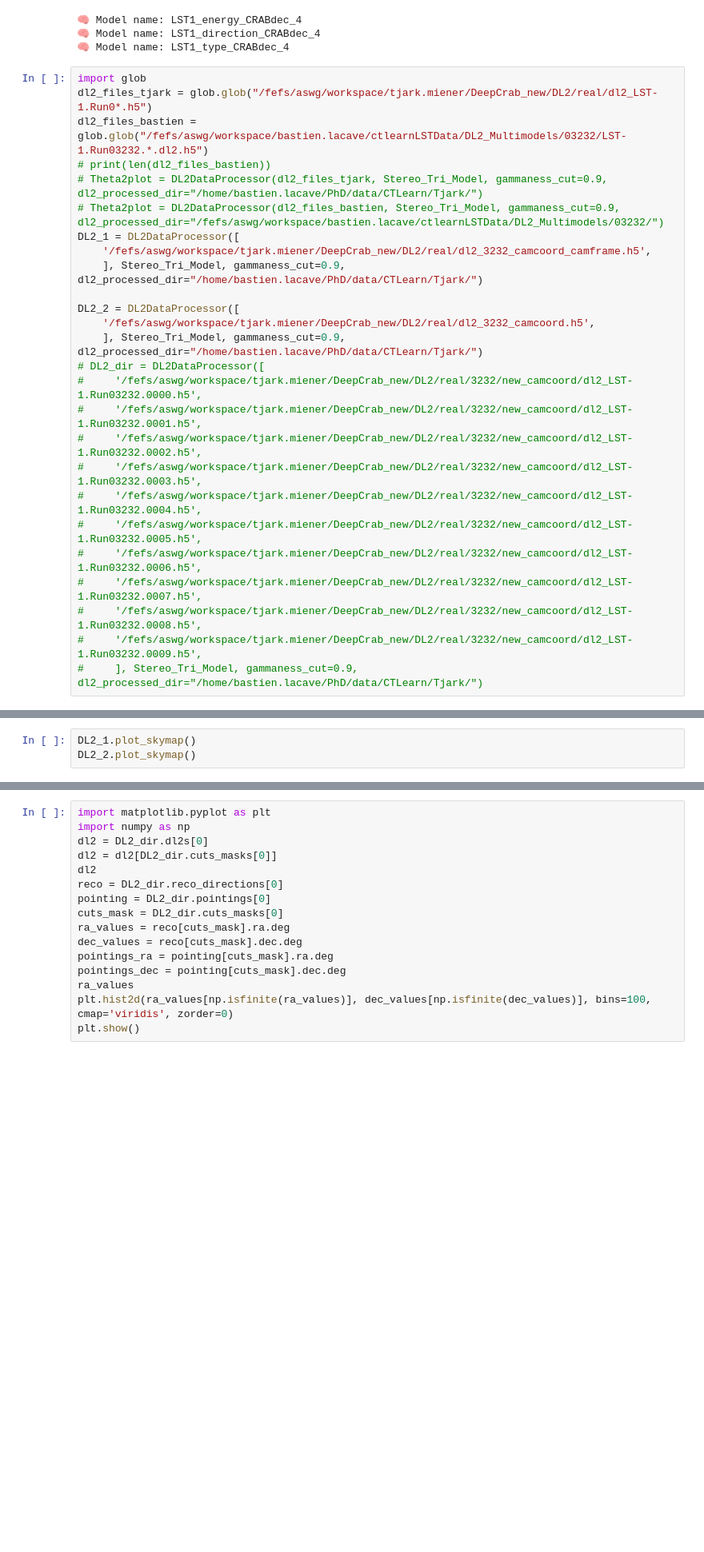
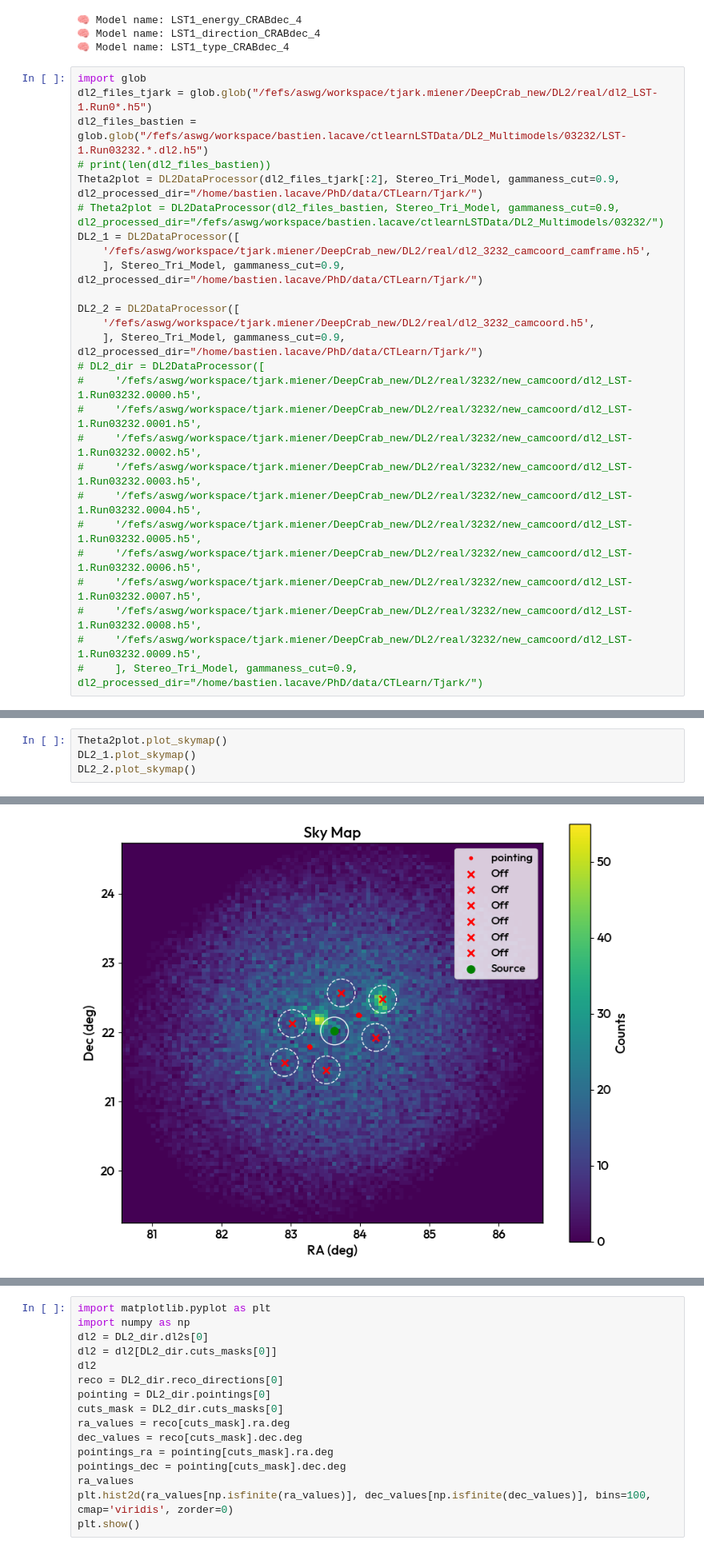
Before and after one commit to BastienLacave/CTLearn-Manager, a Jupyter notebook: notebooks/7_Theta2_Plot.ipynb, the cells around one changed output, grey strips where cells are left out. Shown at 80% size. Cells and saved outputs as stored; diff of their text form; blank space fills up the shorter version.

```diff
--- a/notebooks/7_Theta2_Plot.ipynb
+++ b/notebooks/7_Theta2_Plot.ipynb
@@ -22,7 +22,7 @@ import glob
 dl2_files_tjark = glob.glob("/fefs/aswg/workspace/tjark.miener/DeepCrab_new/DL2/real/dl2_LST-1.Run0*.h5")
 dl2_files_bastien = glob.glob("/fefs/aswg/workspace/bastien.lacave/ctlearnLSTData/DL2_Multimodels/03232/LST-1.Run03232.*.dl2.h5")
 # print(len(dl2_files_bastien))
-# Theta2plot = DL2DataProcessor(dl2_files_tjark, Stereo_Tri_Model, gammaness_cut=0.9, dl2_processed_dir="/home/bastien.lacave/PhD/data/CTLearn/Tjark/")
+Theta2plot = DL2DataProcessor(dl2_files_tjark[:2], Stereo_Tri_Model, gammaness_cut=0.9, dl2_processed_dir="/home/bastien.lacave/PhD/data/CTLearn/Tjark/")
 # Theta2plot = DL2DataProcessor(dl2_files_bastien, Stereo_Tri_Model, gammaness_cut=0.9, dl2_processed_dir="/fefs/aswg/workspace/bastien.lacave/ctlearnLSTData/DL2_Multimodels/03232/")
 DL2_1 = DL2DataProcessor([
     '/fefs/aswg/workspace/tjark.miener/DeepCrab_new/DL2/real/dl2_3232_camcoord_camframe.h5',
@@ -76,3 +56,5 @@ process_dl2_file /fefs/aswg/workspace/tjark.miener/DeepCrab_new/DL2/real/dl2_323
 # %%
+Theta2plot.plot_skymap()
 DL2_1.plot_skymap()
 DL2_2.plot_skymap()
+# %% [output]
@@ -78,0 +73 @@ DL2_2.plot_skymap()
+[figure, added]
```
Also changed, not shown: parts of 2 cells of this notebook, 2 other files.
